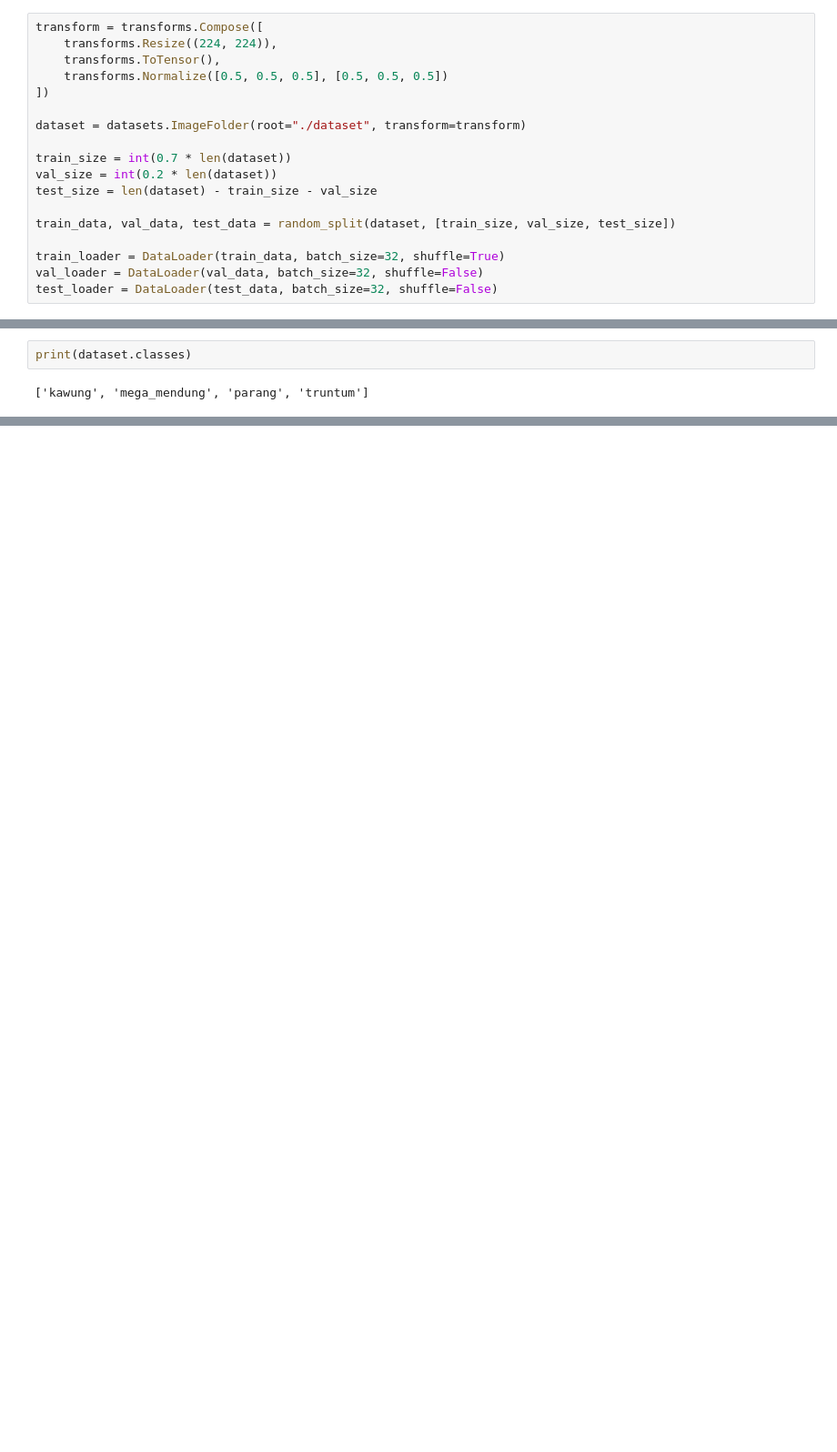
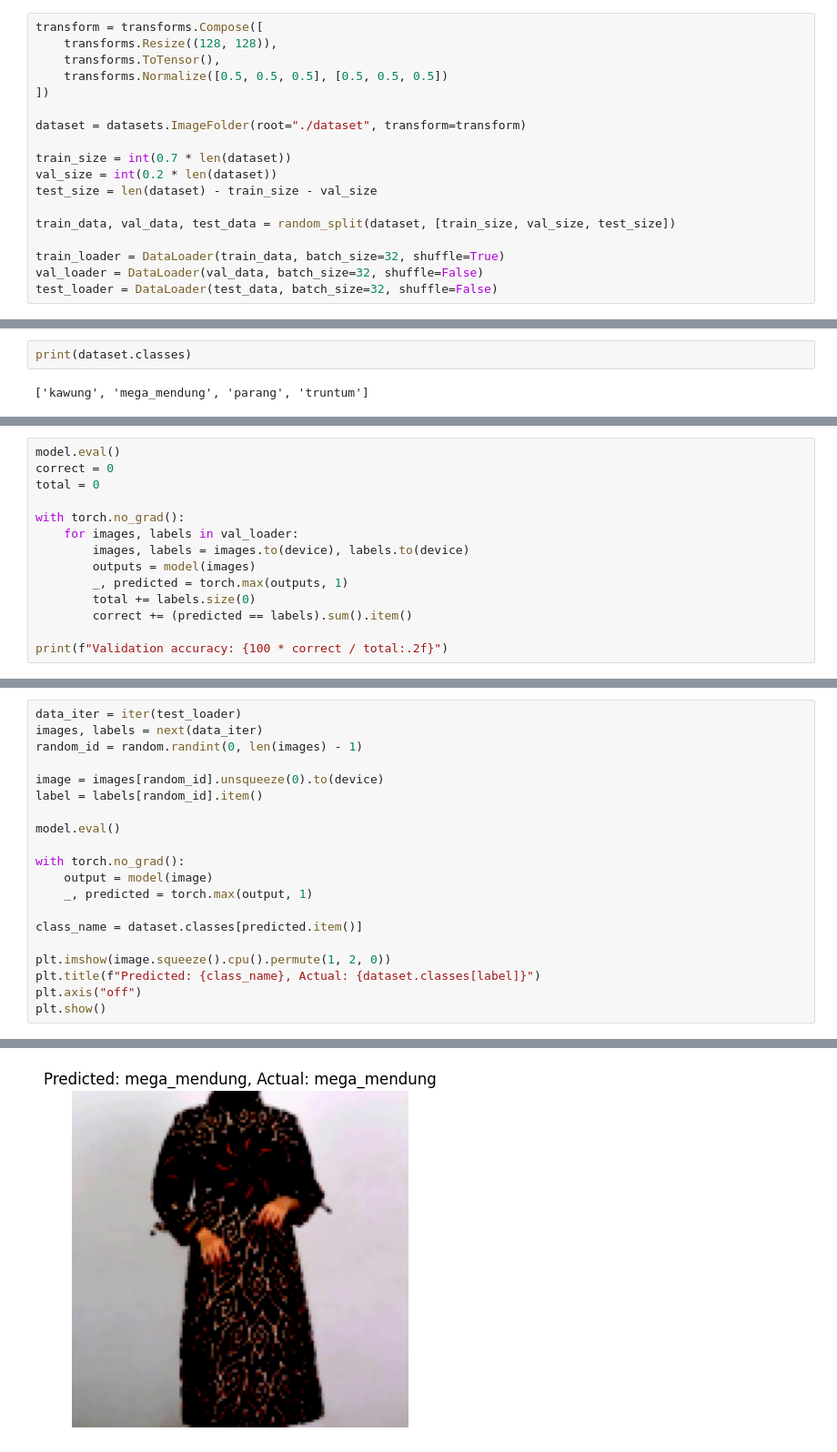
Before and after one commit to irinamrdhtllh/batik-classifier, a Jupyter notebook: main.ipynb, the cells around one changed output, grey strips where cells are left out. Shown: that part at 91% size. Saved outputs shown, nothing was run; the diff lists cells and outputs as text; blank space fills up the shorter version.

Commit message:
Add CNN model implementation

```diff
--- a/main.ipynb
+++ b/main.ipynb
@@ -8,6 +15,6 @@ from torch.utils.data import DataLoader, random_split
 # %%
 transform = transforms.Compose([
-    transforms.Resize((224, 224)),
+    transforms.Resize((128, 128)),
     transforms.ToTensor(),
     transforms.Normalize([0.5, 0.5, 0.5], [0.5, 0.5, 0.5])
 ])
@@ -34,0 +130,14 @@ print(dataset.classes)
+# %%
+model.eval()
+correct = 0
+total = 0
+
+with torch.no_grad():
+    for images, labels in val_loader:
+        images, labels = images.to(device), labels.to(device)
+        outputs = model(images)
+        _, predicted = torch.max(outputs, 1)
+        total += labels.size(0)
+        correct += (predicted == labels).sum().item()
+
+print(f"Validation accuracy: {100 * correct / total:.2f}")
@@ -34,0 +146,21 @@ print(dataset.classes)
+# %%
+data_iter = iter(test_loader)
+images, labels = next(data_iter)
+random_id = random.randint(0, len(images) - 1)
+
+image = images[random_id].unsqueeze(0).to(device)
+label = labels[random_id].item()
+
+model.eval()
+
+with torch.no_grad():
+    output = model(image)
+    _, predicted = torch.max(output, 1)
+
+class_name = dataset.classes[predicted.item()]
+
+plt.imshow(image.squeeze().cpu().permute(1, 2, 0))
+plt.title(f"Predicted: {class_name}, Actual: {dataset.classes[label]}")
+plt.axis("off")
+plt.show()
+# %% [output]
@@ -34,0 +168 @@ print(dataset.classes)
+[figure, added]
```
Also changed, not shown: parts of 11 cells of this notebook.
